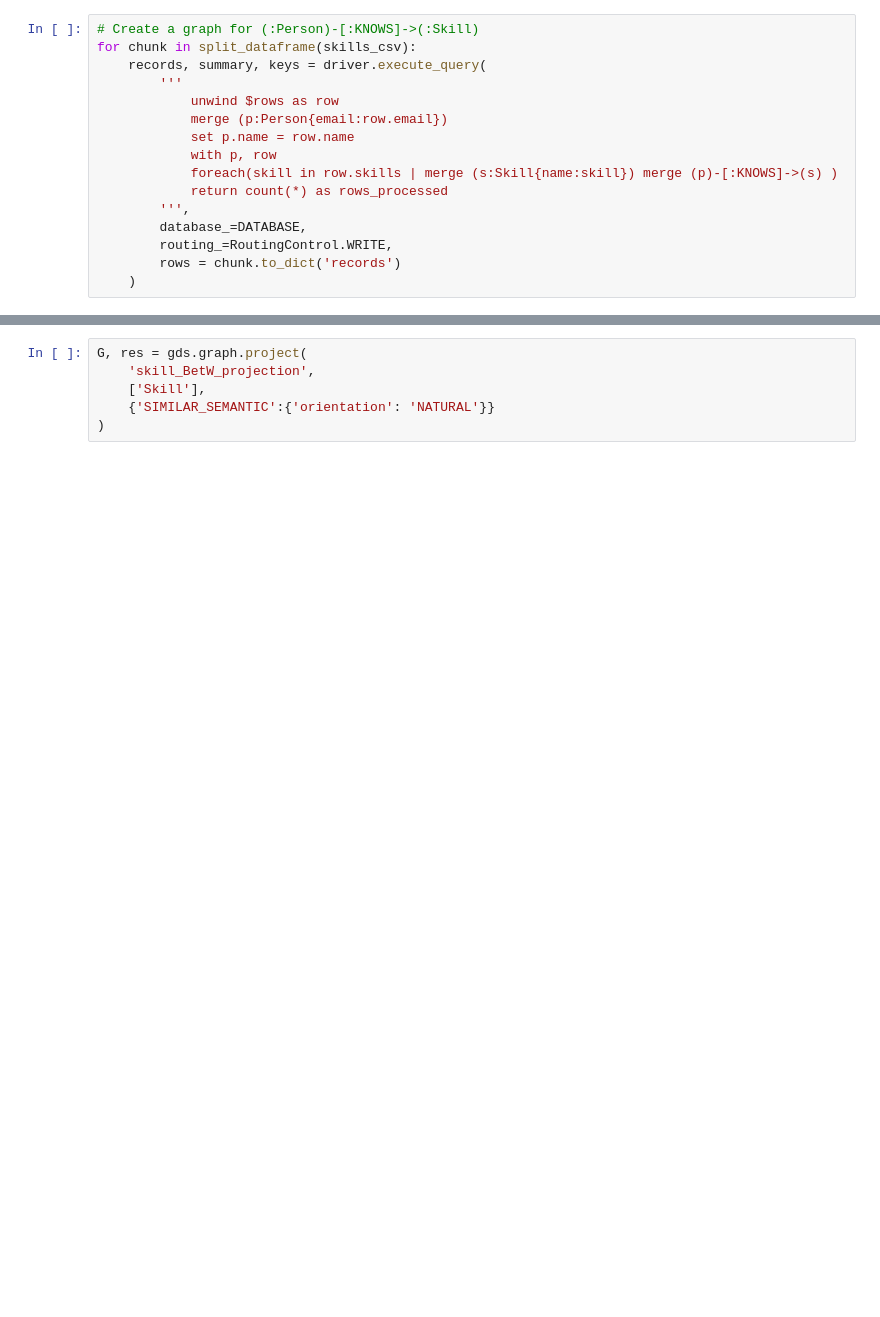
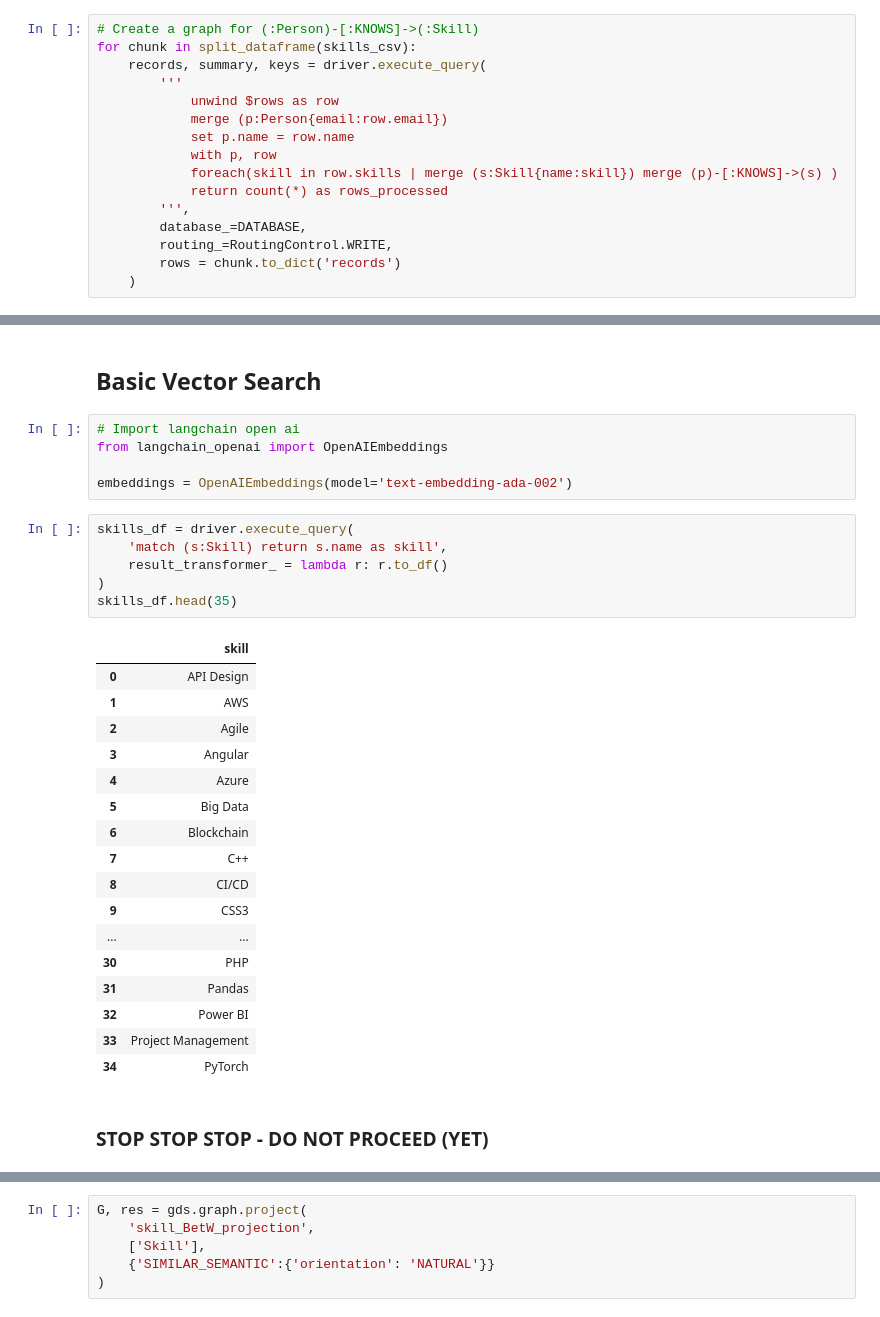
Before and after one commit to neo4j-product-examples/genai-workshop, a Jupyter notebook: talent/Module_01_GraphSummit_Nordics_2025.ipynb, the cells around one changed output, grey strips where cells are left out. Saved outputs shown, nothing was run; the diff lists cells and outputs as text; blank space fills up the shorter version.

```diff
--- a/talent/Module_01_GraphSummit_Nordics_2025.ipynb
+++ b/talent/Module_01_GraphSummit_Nordics_2025.ipynb
@@ -139,0 +279,33 @@ Let's investigate Persons that are simiar in the graph (based on skills they sha
+# %% [markdown]
+## Basic Vector Search
+# %%
+# Import langchain open ai
+from langchain_openai import OpenAIEmbeddings
+
+embeddings = OpenAIEmbeddings(model='text-embedding-ada-002')
+# %%
+skills_df = driver.execute_query(
+    'match (s:Skill) return s.name as skill',
+    result_transformer_ = lambda r: r.to_df()
+)
+skills_df.head(35)
+# %% [output]
+|  | skill |
+| 0 | API Design |
+| 1 | AWS |
+| 2 | Agile |
+| 3 | Angular |
+| 4 | Azure |
+| 5 | Big Data |
+| 6 | Blockchain |
+| 7 | C++ |
+| 8 | CI/CD |
+| 9 | CSS3 |
+| ... | ... |
+| 30 | PHP |
+| 31 | Pandas |
+| 32 | Power BI |
+| 33 | Project Management |
+| 34 | PyTorch |
+# %% [markdown]
+### STOP STOP STOP - DO NOT PROCEED (YET)
```
Also changed, not shown: parts of 69 cells of this notebook, 2 other files.
